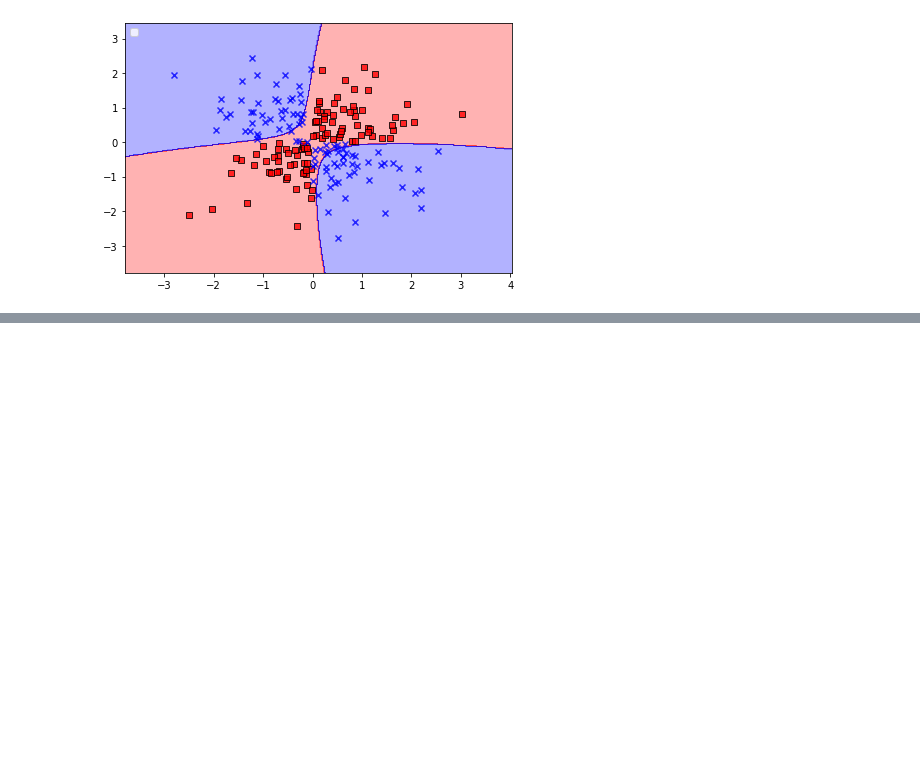
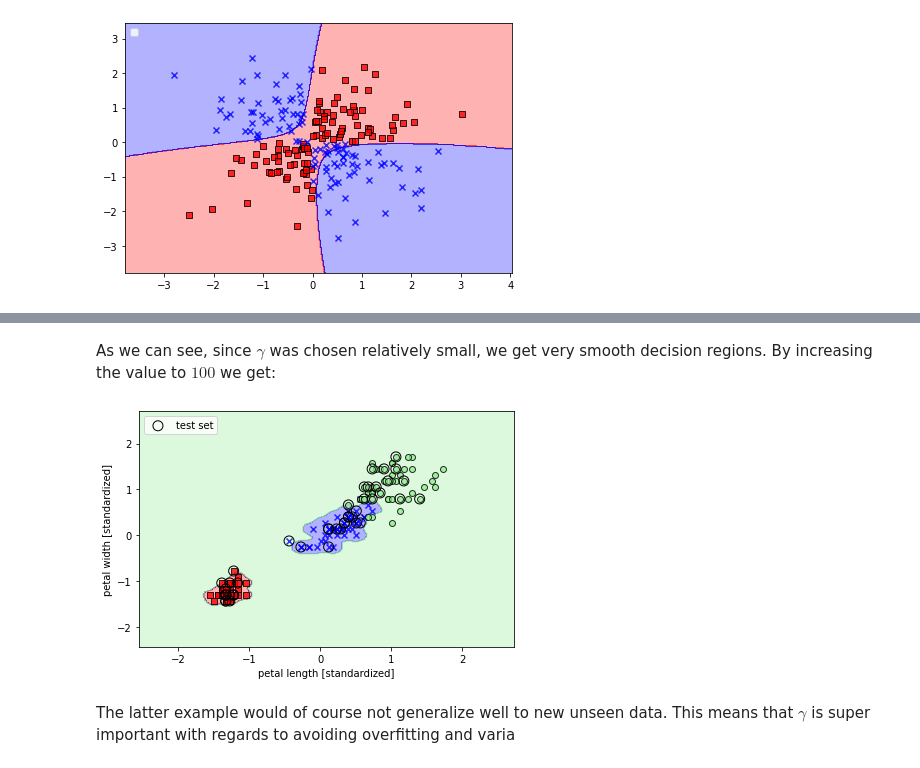
Before and after one commit to Aanderssonn/MachineLearningNotebooks, a Jupyter notebook: classifiers_scikit_learn.ipynb, the cells around one changed output, grey strips where cells are left out. Saved outputs shown, nothing was run; the diff lists cells and outputs as text; code cells hidden in the pictures; blank space fills up the shorter version.

```diff
--- a/classifiers_scikit_learn.ipynb
+++ b/classifiers_scikit_learn.ipynb
@@ -409,0 +446,17 @@ No handles with labels found to put in legend.
+# %% [markdown]
+As we can see, since $\gamma$ was chosen relatively small, we get very smooth decision regions. By increasing the value to $100$ we get:
+# %%
+svm = SVC(kernel='rbf', random_state = 1, gamma = 100, C = 1.0)
+svm.fit(X_train_std, y_train)
+plot_decision_regions(X_combined_std,
+                     y_combined, classifier = svm,
+                     test_idx = range(105, 150))
+plt.xlabel('petal length [standardized]')
+plt.ylabel('petal width [standardized]')
+plt.legend(loc = 'upper left')
+plt.tight_layout()
+plt.show()
+# %% [output]
+[figure, added]
+# %% [markdown]
+The latter example would of course not generalize well to new unseen data. This means that $\gamma$ is super important with regards to avoiding overfitting and varia
```
Also changed, not shown: parts of 3 cells of this notebook.
